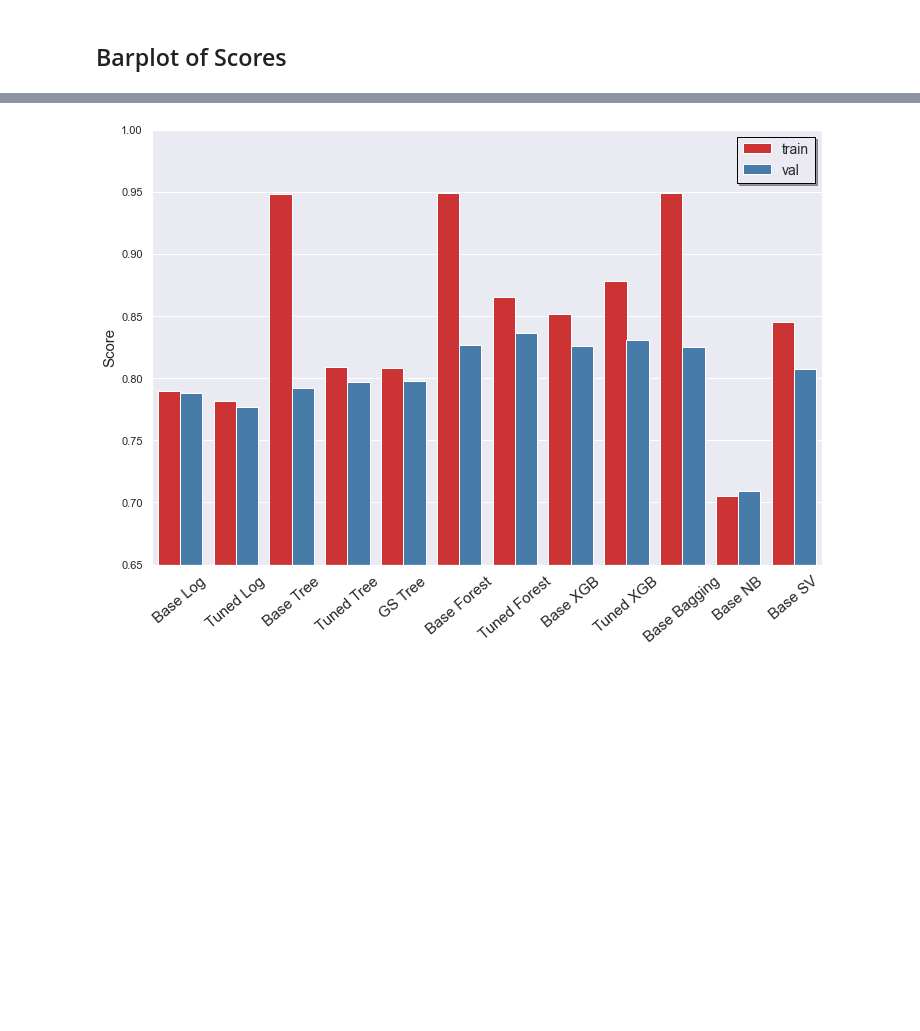
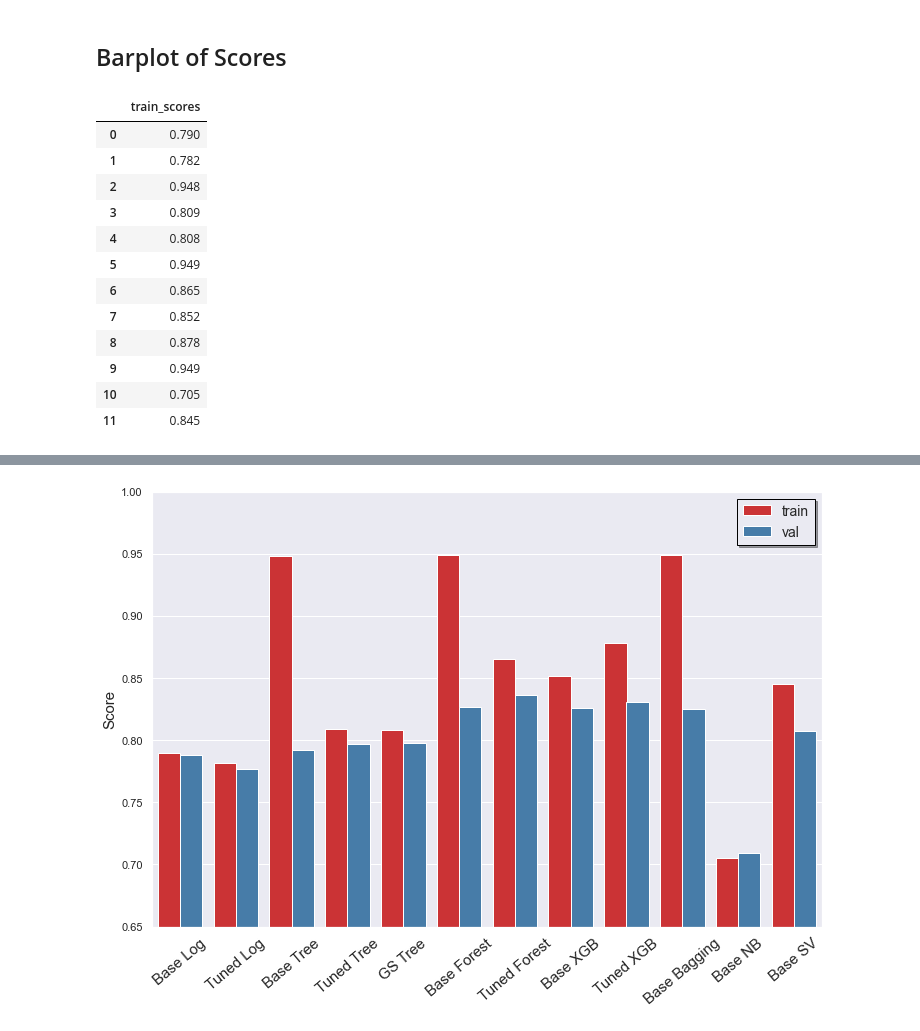
Before and after one commit to Robertoliver2000/TanzaniaWaterProject, a Jupyter notebook: notebooks/exploratory/killian_notebooks/killian_notebook.ipynb, the cells around one changed output, grey strips where cells are left out. Saved outputs shown, nothing was run; the diff lists cells and outputs as text; code cells hidden in the pictures; blank space fills up the shorter version.

```diff
--- a/notebooks/exploratory/killian_notebooks/killian_notebook.ipynb
+++ b/notebooks/exploratory/killian_notebooks/killian_notebook.ipynb
@@ -427,4 +455,24 @@ XGBClassifier(alpha=0.5, base_score=0.5, booster='gbtree', colsample_bylevel=1,
 # Creating Visuals
 # %% [markdown]
 ## Barplot of Scores
+# %%
+list_of_train ]
+list_of_models = ['Base Log','Tuned Log', 'Base Tree', 'Tuned Tree', 'GS Tree', 'Base Forest',
+                 'Tuned Forest', 'Base XGB', 'Tuned XGB', 'Base Bagging', 'Base NB', 'Base SV']
+
+score_df
+# %% [output]
+|  | train_scores |
+| 0 | 0.790 |
+| 1 | 0.782 |
+| 2 | 0.948 |
+| 3 | 0.809 |
+| 4 | 0.808 |
+| 5 | 0.949 |
+| 6 | 0.865 |
+| 7 | 0.852 |
+| 8 | 0.878 |
+| 9 | 0.949 |
+| 10 | 0.705 |
+| 11 | 0.845 |
 # %%
```
Also changed, not shown: parts of 16 cells of this notebook, 1 other file.
